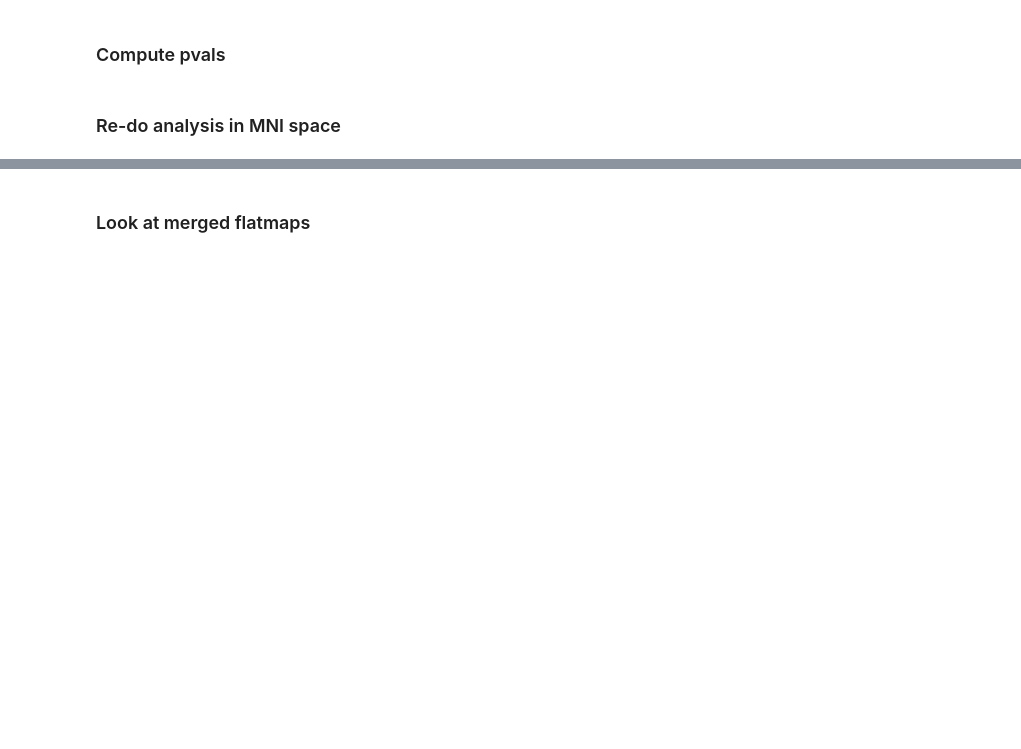
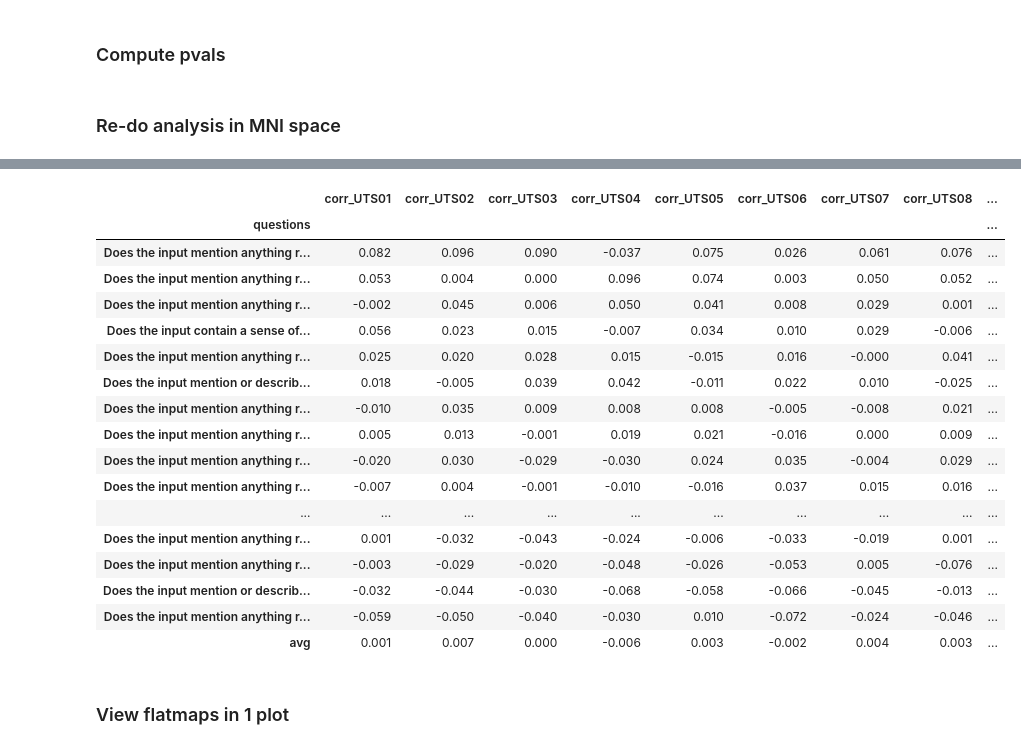
Before and after one commit to csinva/fmri, a Jupyter notebook: notebooks_gt_flatmaps/04_neurosynth_compare.ipynb, the cells around one changed output, grey strips where cells are left out. Saved outputs shown, nothing was run; the diff lists cells and outputs as text; code cells hidden in the pictures; blank space fills up the shorter version.

Commit message:
avg over 8 subjects

```diff
--- a/notebooks_gt_flatmaps/04_neurosynth_compare.ipynb
+++ b/notebooks_gt_flatmaps/04_neurosynth_compare.ipynb
@@ -219,8 +71,10 @@ def convert_to_mni_space(flatmap_arr, subject='UTS01'):
     return mni_arr
 
 
-qs = corrs_df_subject.index
 flatmaps_qa_dict_list_subjects = {subject: [flatmaps_qa_dicts_by_subject[subject][q] for q in qs]
-                                  for subject in ['UTS01', 'UTS02', 'UTS03']}
+                                  for subject in flatmaps_qa_dicts_by_subject.keys()}
 # flatmaps_gt_dict_list_subject = {subject: get_neurosynth_flatmaps(subject)
 #  for subject in ['UTS01', 'UTS02', 'UTS03']}
+flatmaps_qa_dict_list_subjects_mni = {subject: [convert_to_mni_space(flatmaps_qa_dict_list_subjects[subject][i], subject=subject)
+                                                for i in tqdm(range(len(qs)))]
+                                      for subject in flatmaps_qa_dict_list_subjects.keys()}
@@ -227,4 +86,0 @@ flatmaps_qa_dict_list_subjects = {subject: [flatmaps_qa_dicts_by_subject[subject
-# %%
-flatmaps_qa_dict_list_subjects_mni = {subject: [convert_to_mni_space(flatmaps_qa_dict_list_subjects[subject][i], subject=subject)
-                                                for i in tqdm(range(len(qs)))]
-                                      for subject in ['UTS01', 'UTS02', 'UTS03']}
@@ -248,8 +87,16 @@ flatmaps_gt_dict_list_subject_mni['UTS02'][0].mean()
+# %%
+flatmaps_gt_list_mni = [flatmaps_gt_dict_mni[q] for q in qs]
 # %%
+def linearly_downsample_with_interpolation(arr, factor=2):
+    from scipy.ndimage import zoom
+    return zoom(arr, 1/factor, order=1)
+
+
 corrs_avg_df = defaultdict(list)
 for question_idx in tqdm(range(len(qs))):
 
-    subjects = ['UTS01', 'UTS02', 'UTS03']
+    # subjects = ['UTS01', 'UTS02', 'UTS03']
+    subjects = [f'UTS0{k}' for k in range(1, 9)]
     flatmap_avg_mni = None
     for subject in subjects:
         # flatmap_qa_arr = flatmaps_qa_dict_list_subjects[subject][question_idx]
@@ -260,18 +107,25 @@ for question_idx in tqdm(range(len(qs))):
         else:
             flatmap_avg_mni += flatmap_qa_mni
 
+        # flatmap_avg_mini = flatmap_avg_mni[::2, ::2, ::2]
+
         # flatmap_gt_arr = flatmaps_gt_dict_list_subject[subject][qs[question_idx]]
         # flatmap_gt_mni = convert_to_mni_space(flatmap_gt_arr, subject=subject)
-        flatmap_gt_mni = flatmaps_gt_dict_list_subject_mni[subject][question_idx]
+        # flatmap_gt_mni = flatmaps_gt_dict_list_subject_mni[subject][question_idx]
+        flatmap_gt_mni = flatmaps_gt_list_mni[question_idx]
+
         # print('corr', np.corrcoef(flatmap_qa_arr.flatten(),
         #   flatmap_gt_arr.flatten())[0, 1])
-        corrs_avg_df[f'corr_{subject}'].append(np.corrcoef(flatmap_qa_mni.flatten(),
-                                                           flatmap_gt_mni.flatten())[0, 1])
+        corrs_avg_df[f'corr_{subject}'].append(
+            np.corrcoef(linearly_downsample_with_interpolation(flatmap_qa_mni).flatten(), flatmap_gt_mni.flatten())[0, 1])
 
     flatmap_avg_mni /= len(subjects)
+    flatmap_avg_mni = linearly_downsample_with_interpolation(flatmap_avg_mni)
     corrs_avg_df['questions'].append(qs[question_idx])
-    corrs_avg_df['corr_avg'].append(np.corrcoef(flatmap_avg_mni.flatten(),
-                                                flatmap_gt_mni.flatten())[0, 1])
+    # print('shapes', flatmap_avg_mni.shape, flatmap_gt_mni.shape)
+    corr_avg = np.corrcoef(flatmap_avg_mni.flatten(),
+                           flatmap_gt_mni.flatten())[0, 1]
+    corrs_avg_df['corr_avg'].append(corr_avg)
     # corrs_avg_df['flatmap_qa'].append(flatmap_avg_mni)
 # %%
 df = pd.DataFrame(corrs_avg_df).sort_values(
@@ -279,9 +133,29 @@ df = pd.DataFrame(corrs_avg_df).sort_values(
 # add avg row to bottom
 df.loc['avg'] = df.mean()
 # %%
-df.style.background_gradient(axis=None).format(precision=3)
+df.style.background_gradient(axis=None, cmap="coolwarm_r", vmin=-
+                             df.abs().max().max(), vmax=df.abs().max().max()).format(precision=3)
+# %% [output]
+|  | corr_UTS01 | corr_UTS02 | corr_UTS03 | corr_UTS04 | corr_UTS05 | corr_UTS06 | corr_UTS07 | corr_UTS08 | ... |
+| questions |  |  |  |  |  |  |  |  | ... |
+| Does the input mention anything r... | 0.082 | 0.096 | 0.090 | -0.037 | 0.075 | 0.026 | 0.061 | 0.076 | ... |
+| Does the input mention anything r... | 0.053 | 0.004 | 0.000 | 0.096 | 0.074 | 0.003 | 0.050 | 0.052 | ... |
+| Does the input mention anything r... | -0.002 | 0.045 | 0.006 | 0.050 | 0.041 | 0.008 | 0.029 | 0.001 | ... |
+| Does the input contain a sense of... | 0.056 | 0.023 | 0.015 | -0.007 | 0.034 | 0.010 | 0.029 | -0.006 | ... |
+| Does the input mention anything r... | 0.025 | 0.020 | 0.028 | 0.015 | -0.015 | 0.016 | -0.000 | 0.041 | ... |
+| Does the input mention or describ... | 0.018 | -0.005 | 0.039 | 0.042 | -0.011 | 0.022 | 0.010 | -0.025 | ... |
+| Does the input mention anything r... | -0.010 | 0.035 | 0.009 | 0.008 | 0.008 | -0.005 | -0.008 | 0.021 | ... |
+| Does the input mention anything r... | 0.005 | 0.013 | -0.001 | 0.019 | 0.021 | -0.016 | 0.000 | 0.009 | ... |
+| Does the input mention anything r... | -0.020 | 0.030 | -0.029 | -0.030 | 0.024 | 0.035 | -0.004 | 0.029 | ... |
+| Does the input mention anything r... | -0.007 | 0.004 | -0.001 | -0.010 | -0.016 | 0.037 | 0.015 | 0.016 | ... |
+| ... | ... | ... | ... | ... | ... | ... | ... | ... | ... |
+| Does the input mention anything r... | 0.001 | -0.032 | -0.043 | -0.024 | -0.006 | -0.033 | -0.019 | 0.001 | ... |
+| Does the input mention anything r... | -0.003 | -0.029 | -0.020 | -0.048 | -0.026 | -0.053 | 0.005 | -0.076 | ... |
+| Does the input mention or describ... | -0.032 | -0.044 | -0.030 | -0.068 | -0.058 | -0.066 | -0.045 | -0.013 | ... |
+| Does the input mention anything r... | -0.059 | -0.050 | -0.040 | -0.030 | 0.010 | -0.072 | -0.024 | -0.046 | ... |
+| avg | 0.001 | 0.007 | 0.000 | -0.006 | 0.003 | -0.002 | 0.004 | 0.003 | ... |
-# %% [markdown]
-### Look at merged flatmaps
+# %% [markdown]
+### View flatmaps in 1 plot
 # %%
 corrs_df = pd.read_pickle(join(repo_dir, 'qa_results',
                                'neurosynth', setting + '_corrs_df.pkl'))
```
Also changed, not shown: parts of 15 cells of this notebook, 5 other files.
